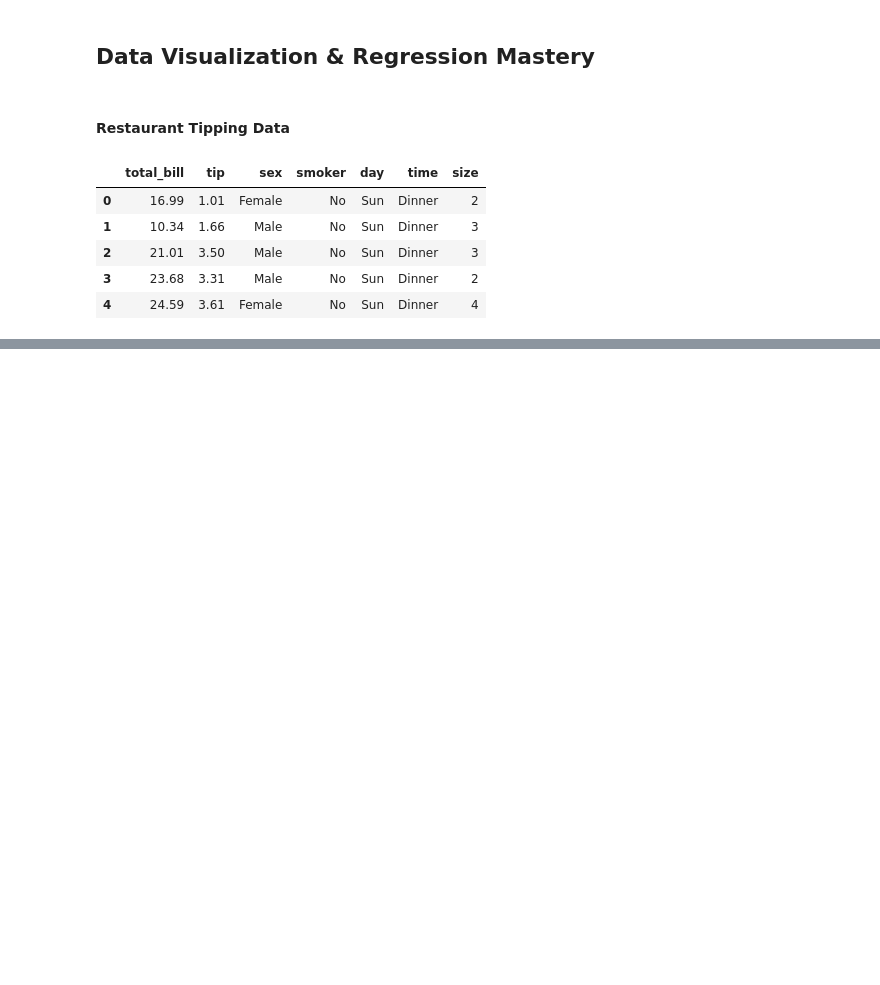
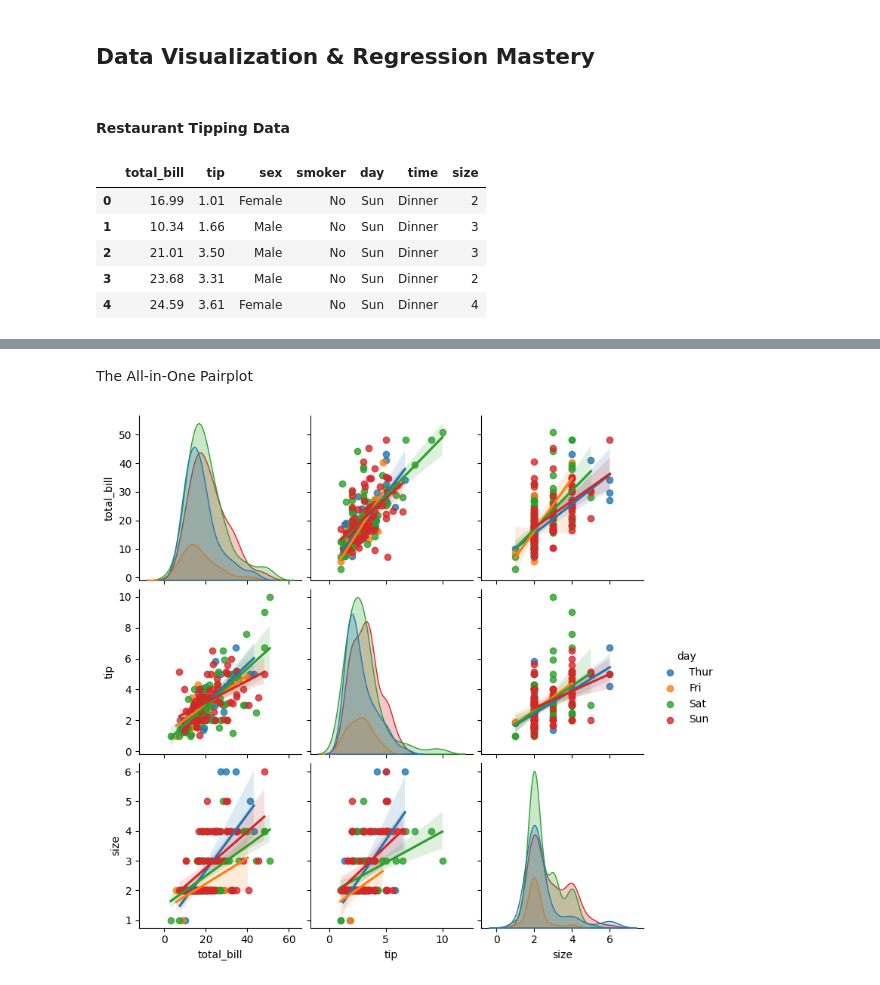
Before and after one commit to sanodyaJinadasa/Data-Visualization, a Jupyter notebook: Regression_Mastery.ipynb, the cells around one changed output, grey strips where cells are left out. Saved outputs shown, nothing was run; the diff lists cells and outputs as text; code cells hidden in the pictures; blank space fills up the shorter version.

```diff
--- a/Regression_Mastery.ipynb
+++ b/Regression_Mastery.ipynb
@@ -21,0 +48,12 @@ tips.head()
+# %% [markdown]
+The All-in-One Pairplot
+# %%
+sns.pairplot(
+    tips,
+    hue="day",
+    kind="reg"
+)
+
+plt.show()
+# %% [output]
+[figure, added]
```
Also changed, not shown: parts of 7 cells of this notebook.
